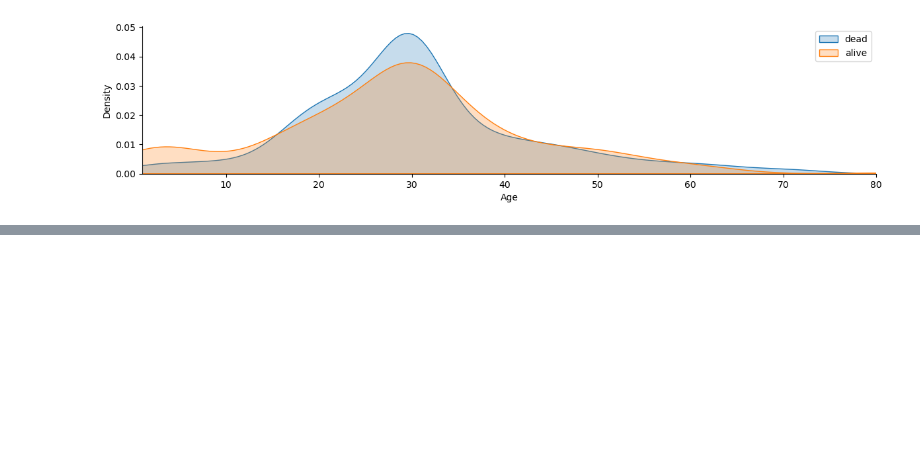
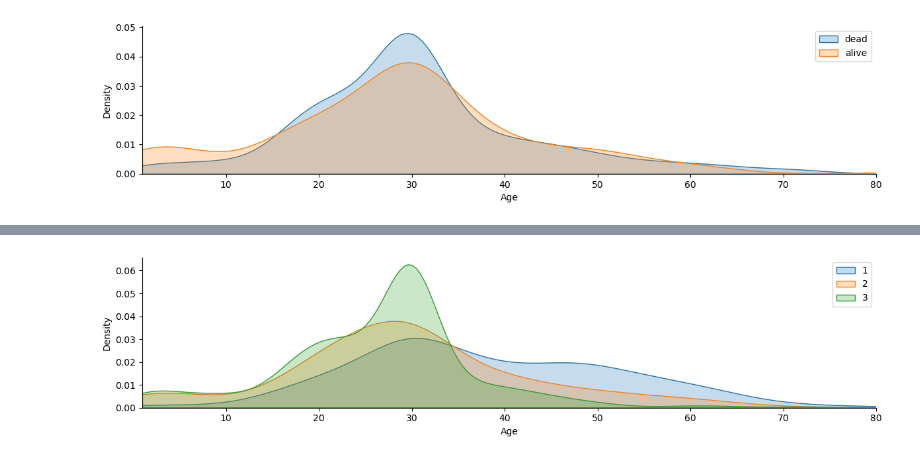
Before and after one commit to kazeemolaitanmusbau/Postgresql-Works, a Jupyter notebook: Untitled2.ipynb, the cells around one changed output, grey strips where cells are left out. Saved outputs shown, nothing was run; the diff lists cells and outputs as text; code cells hidden in the pictures; blank space fills up the shorter version.

```diff
--- a/Untitled2.ipynb
+++ b/Untitled2.ipynb
@@ -263,5 +263,8 @@ plt.xlim(1, 80)
 (1.0, 80.0)
 [figure]
 # %%
-df.loc[df["Survived"]==0.0, "survived_name"] ="dead"
-df.loc[df["Survived"]==1.0, "survived_name"] ="alive"
+def cat_num(cat, num):
+    facet = sns.FacetGrid(data=df, hue=cat, aspect=4)
+    facet.map(sns.kdeplot, num, shade=True)
+    plt.legend()
+    plt.xlim(1, 80)
@@ -283,0 +271,4 @@ df
+# %%
+cat_num("Pclass", "Age")
+# %% [output]
+[figure, added]
```
Also changed, not shown: parts of 7 cells of this notebook.
